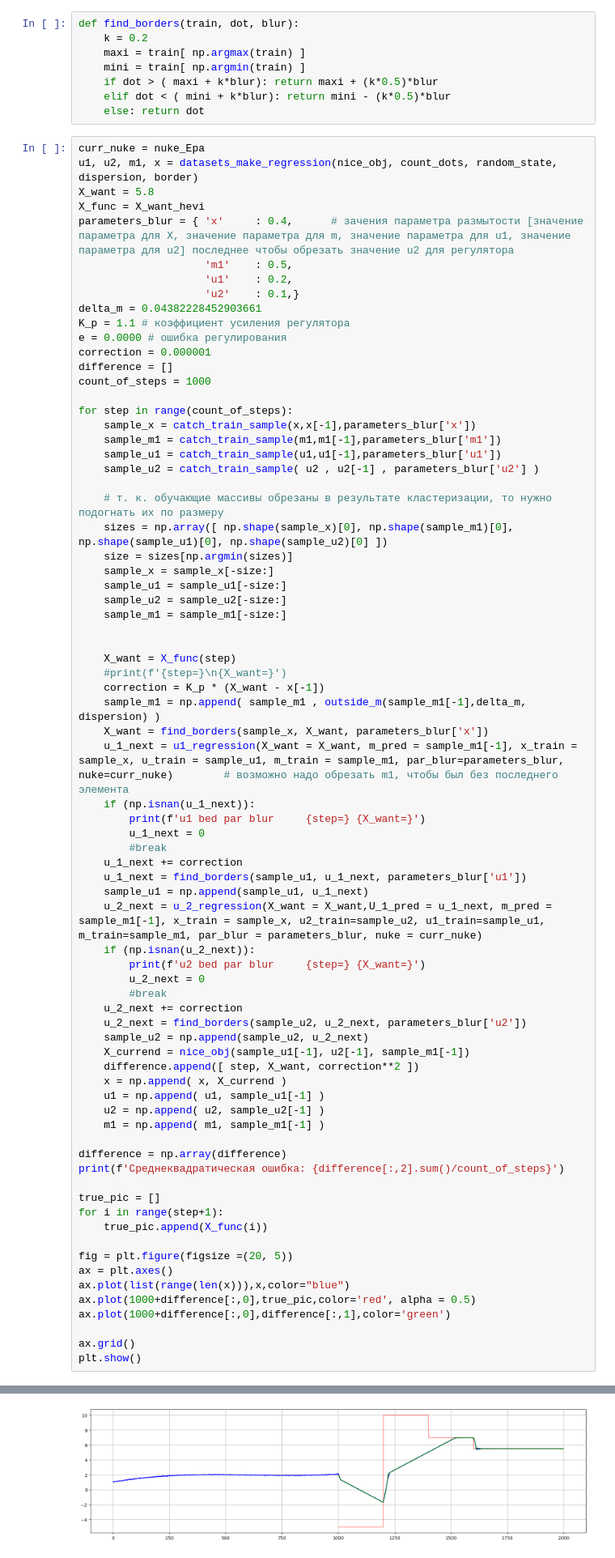
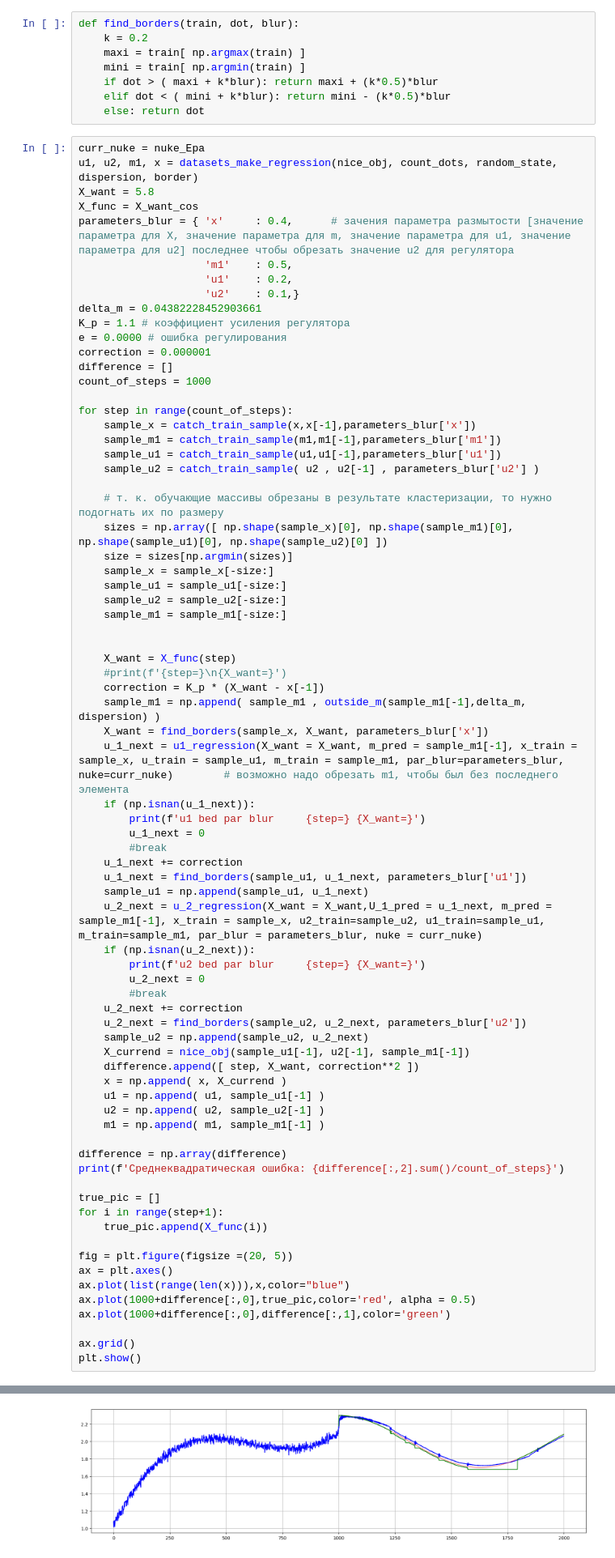
Before and after one commit to geseron/Adaptive_control_algorithm, a Jupyter notebook: Пампам.ipynb, the cells around one changed output, grey strips where cells are left out. Shown: that part at 81% size. Cells and saved outputs as stored; diff of their text form.

```diff
--- a/Пампам.ipynb
+++ b/Пампам.ipynb
@@ -157,7 +157,7 @@ def find_borders(train, dot, blur):
 curr_nuke = nuke_Epa
 u1, u2, m1, x = datasets_make_regression(nice_obj, count_dots, random_state, dispersion, border)
 X_want = 5.8
-X_func = X_want_hevi
+X_func = X_want_cos
 parameters_blur = { 'x'     : 0.4,      # зачения параметра размытости [значение параметра для X, значение параметра для m, значение параметра для u1, значение параметра для u2] последнее чтобы обрезать значение u2 для регулятора
                     'm1'    : 0.5,
                     'u1'    : 0.2,
@@ -234,4 +234,4 @@ u2 bed par blur     step=0 X_want=1.9327546018660982
-[figure, old version]
+[figure, new version]
 # %%
 fig = plt.figure(figsize =(20, 5))
 ax = plt.axes()
```
Also changed, not shown: parts of 2 cells of this notebook.
